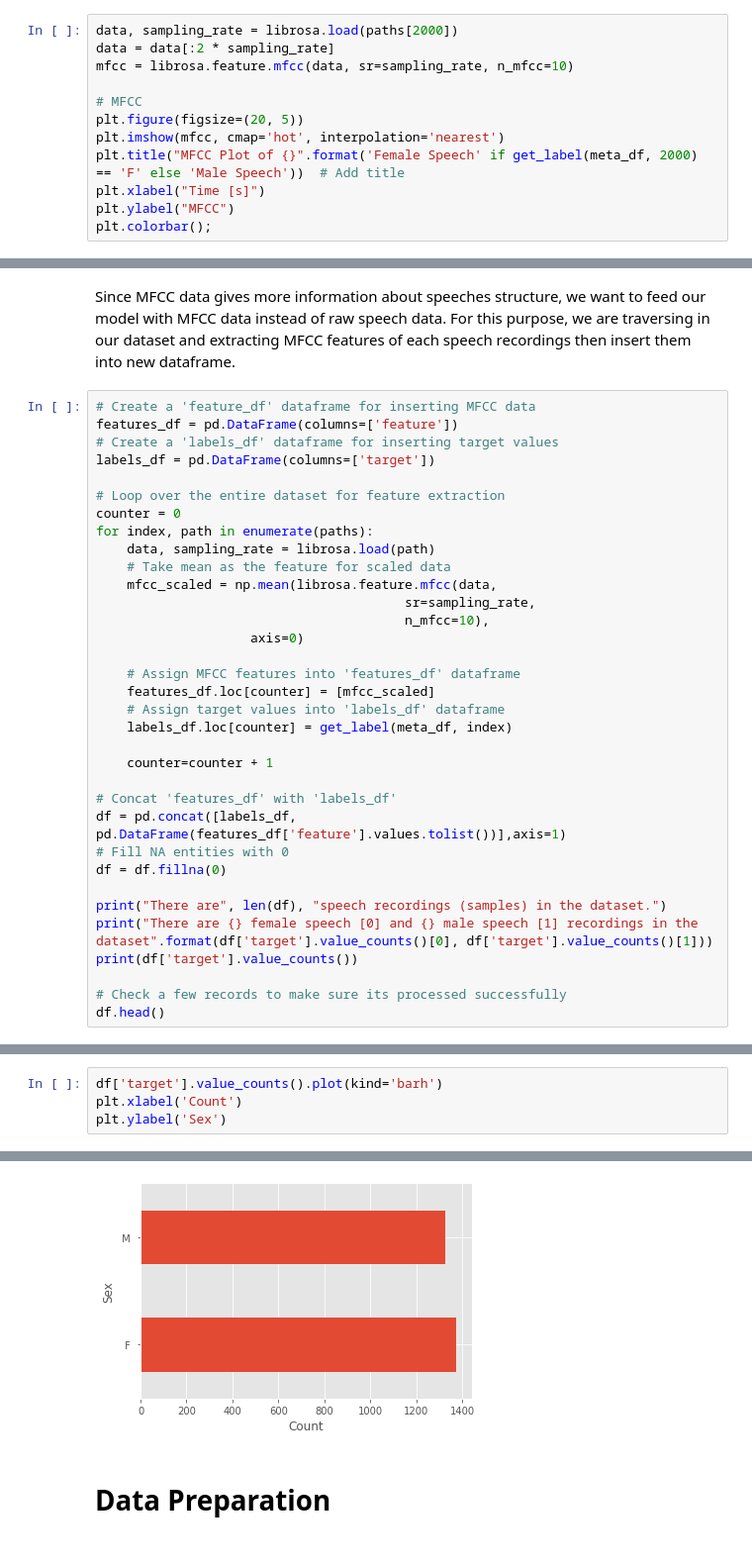
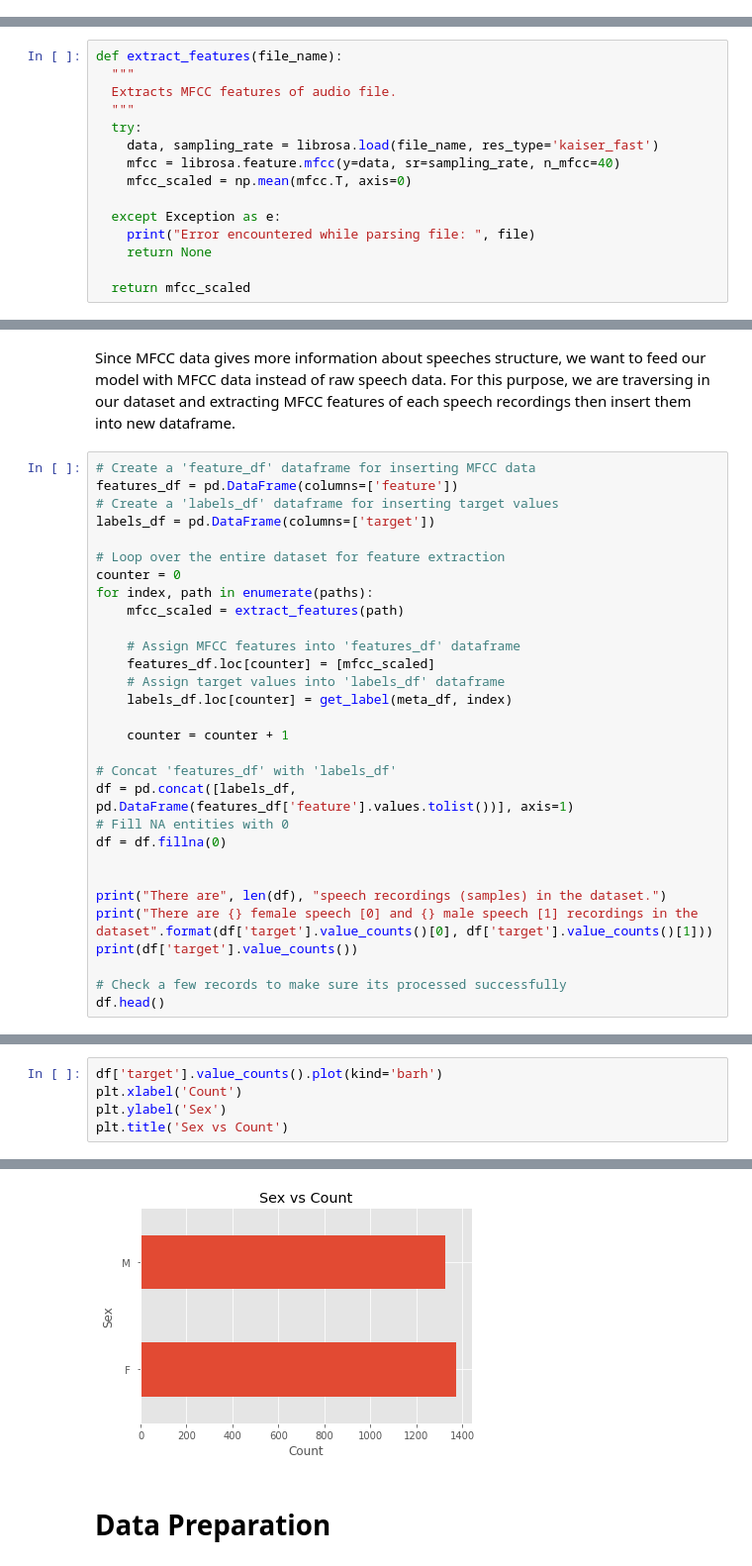
Before and after one commit to erdemuysalx/gender_classification, a Jupyter notebook: gender_classification.ipynb, the cells around one changed output, grey strips where cells are left out. Shown at 99% size. Saved outputs shown, nothing was run; the diff lists cells and outputs as text.

```diff
--- a/gender_classification.ipynb
+++ b/gender_classification.ipynb
@@ -254,12 +250,0 @@ plt.colorbar();
-# %%
-data, sampling_rate = librosa.load(paths[2000])
-data = data[:2 * sampling_rate]
-mfcc = librosa.feature.mfcc(data, sr=sampling_rate, n_mfcc=10)
-
-# MFCC
-plt.figure(figsize=(20, 5))
-plt.imshow(mfcc, cmap='hot', interpolation='nearest')
-plt.title("MFCC Plot of {}".format('Female Speech' if get_label(meta_df, 2000) == 'F' else 'Male Speech'))  # Add title
-plt.xlabel("Time [s]")
-plt.ylabel("MFCC")
-plt.colorbar();
@@ -267,0 +251,15 @@ plt.colorbar();
+# %%
+def extract_features(file_name):
+  """
+  Extracts MFCC features of audio file.
+  """
+  try:
+    data, sampling_rate = librosa.load(file_name, res_type='kaiser_fast')
+    mfcc = librosa.feature.mfcc(y=data, sr=sampling_rate, n_mfcc=40)
+    mfcc_scaled = np.mean(mfcc.T, axis=0)
+
+  except Exception as e:
+    print("Error encountered while parsing file: ", file)
+    return None
+
+  return mfcc_scaled
@@ -276,24 +281,20 @@ labels_df = pd.DataFrame(columns=['target'])
 # Loop over the entire dataset for feature extraction
 counter = 0
 for index, path in enumerate(paths):
-    data, sampling_rate = librosa.load(path)
-    # Take mean as the feature for scaled data
-    mfcc_scaled = np.mean(librosa.feature.mfcc(data,
-                                        sr=sampling_rate,
-                                        n_mfcc=10),
-                    axis=0)
+    mfcc_scaled = extract_features(path)
 
     # Assign MFCC features into 'features_df' dataframe
     features_df.loc[counter] = [mfcc_scaled]
     # Assign target values into 'labels_df' dataframe
     labels_df.loc[counter] = get_label(meta_df, index)
 
-    counter=counter + 1
+    counter = counter + 1
 
 # Concat 'features_df' with 'labels_df'
-df = pd.concat([labels_df, pd.DataFrame(features_df['feature'].values.tolist())],axis=1)
+df = pd.concat([labels_df, pd.DataFrame(features_df['feature'].values.tolist())], axis=1)
 # Fill NA entities with 0
 df = df.fillna(0)
+
 
 print("There are", len(df), "speech recordings (samples) in the dataset.")
 print("There are {} female speech [0] and {} male speech [1] recordings in the dataset".format(df['target'].value_counts()[0], df['target'].value_counts()[1]))
@@ -318,4 +318,5 @@ Name: target, dtype: int64
 df['target'].value_counts().plot(kind='barh')
 plt.xlabel('Count')
 plt.ylabel('Sex')
+plt.title('Sex vs Count')
 # %% [output]
@@ -323,4 +324,4 @@ Text(0, 0.5, 'Sex')
-[figure, old version]
+[figure, new version]
 # %% [markdown]
 # Data Preparation
 # %% [markdown]
```
Also changed, not shown: parts of 65 cells of this notebook.
